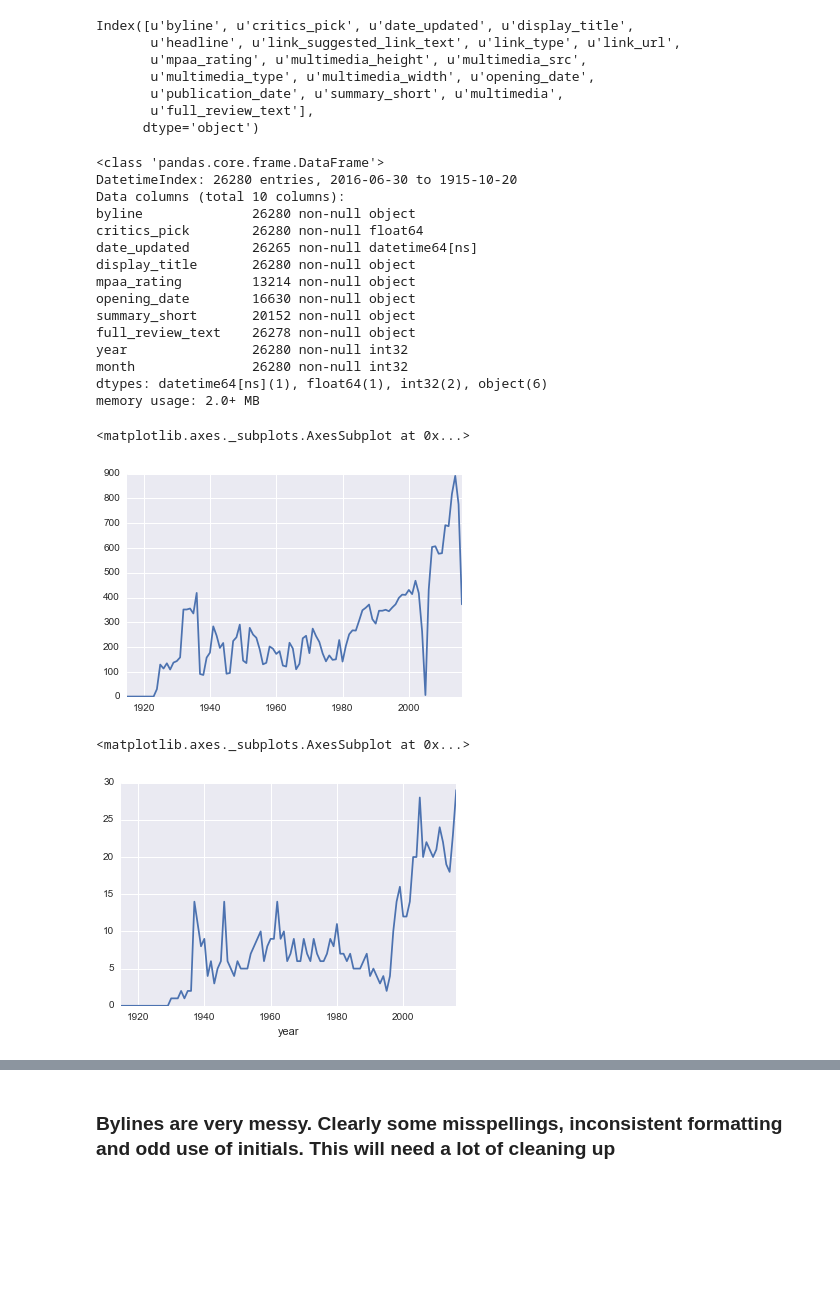
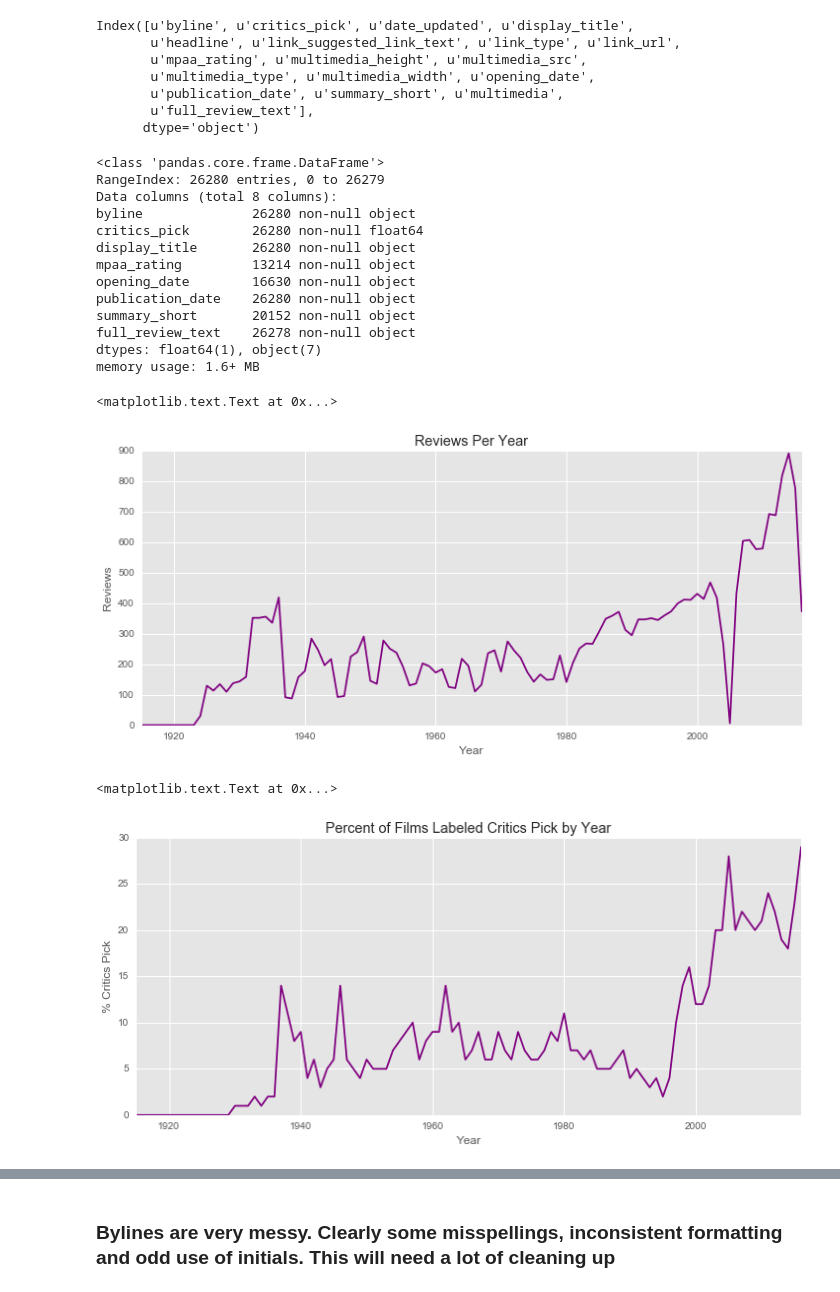
Before and after one commit to cmgerr/NYT-Movie-Reviews, a Jupyter notebook: Data_Cleaning_and_Exploration/NYT_Reviews_Cleaning_EDA.ipynb, the cells around one changed output, grey strips where cells are left out. Saved outputs shown, nothing was run; the diff lists cells and outputs as text; code cells hidden in the pictures; blank space fills up the shorter version.

```diff
--- a/Data_Cleaning_and_Exploration/NYT_Reviews_Cleaning_EDA.ipynb
+++ b/Data_Cleaning_and_Exploration/NYT_Reviews_Cleaning_EDA.ipynb
@@ -4,6 +4,8 @@ import numpy as np
 import matplotlib.pyplot as plt
 import seaborn as sns
 %matplotlib inline
+import matplotlib
+matplotlib.style.use('ggplot')
 import re
 # %%
 df = pd.read_csv('../../NYT_full_reviews.csv')
@@ -18,28 +20,27 @@ Index([u'byline', u'critics_pick', u'date_updated', u'display_title',
        u'full_review_text'],
       dtype='object')
 # %%
-df.drop(['date_updated', 'headline', 'link_suggested_link_text', 'link_type', 'multimedia_height', 'multimedia_src', 'multimedia_type', 'multimedia_width', 'link_url', 'multimedia'], axis=1, inplace=True)
+df.drop(['date_updated', 'headline', 'link_suggested_link_text', 'link_type',
+         'multimedia_height', 'multimedia_src', 'multimedia_type', 'multimedia_width',
+         'link_url', 'multimedia'], axis=1, inplace=True)
 # %%
 df.info()
 # %% [output]
 <class 'pandas.core.frame.DataFrame'>
-DatetimeIndex: 26280 entries, 2016-06-30 to 1915-10-20
-Data columns (total 10 columns):
+RangeIndex: 26280 entries, 0 to 26279
+Data columns (total 8 columns):
 byline              26280 non-null object
 critics_pick        26280 non-null float64
-date_updated        26265 non-null datetime64[ns]
 display_title       26280 non-null object
 mpaa_rating         13214 non-null object
 opening_date        16630 non-null object
+publication_date    26280 non-null object
 summary_short       20152 non-null object
 full_review_text    26278 non-null object
-year                26280 non-null int32
-month               26280 non-null int32
-dtypes: datetime64[ns](1), float64(1), int32(2), object(6)
-memory usage: 2.0+ MB
+dtypes: float64(1), object(7)
+memory usage: 1.6+ MB
 # %%
 df['publication_date'] = pd.to_datetime(df['publication_date'])
-df['date_updated'] = pd.to_datetime(df['date_updated'])
 # %%
 df.set_index('publication_date', inplace=True)
 # %%
@@ -47,17 +48,25 @@ df['year'] = df.index.year
 df['month'] = df.index.month
 # %%
 # reviews per year
-df.year.value_counts().sort_index().plot()
+plt.figure(figsize = (12,5))
+df.year.value_counts().sort_index().plot(color = 'purple')
+plt.xlabel('Year')
+plt.ylabel('Reviews')
+plt.title('Reviews Per Year')
 # %% [output]
-<matplotlib.axes._subplots.AxesSubplot at 0x...>
+<matplotlib.text.Text at 0x...>
-[figure, old version]
+[figure, new version]
 # %%
 # plot % of movies that are "critics' picks" over time
 grouped = df.groupby(by = 'year')
-(100* grouped['critics_pick'].sum()/grouped['critics_pick'].count()).astype(int).plot()
+plt.figure(figsize = (12,5))
+(100* grouped['critics_pick'].sum()/grouped['critics_pick'].count()).astype(int).plot(color = 'purple')
+plt.xlabel('Year')
+plt.ylabel('% Critics Pick')
+plt.title('Percent of Films Labeled Critics Pick by Year')
 # %% [output]
-<matplotlib.axes._subplots.AxesSubplot at 0x...>
+<matplotlib.text.Text at 0x...>
-[figure, old version]
+[figure, new version]
 # %%
 # look at bylines
 df['byline'] = [s.lower() for s in df.byline]
```
Also changed, not shown: parts of 5 cells of this notebook, 1 other file.
